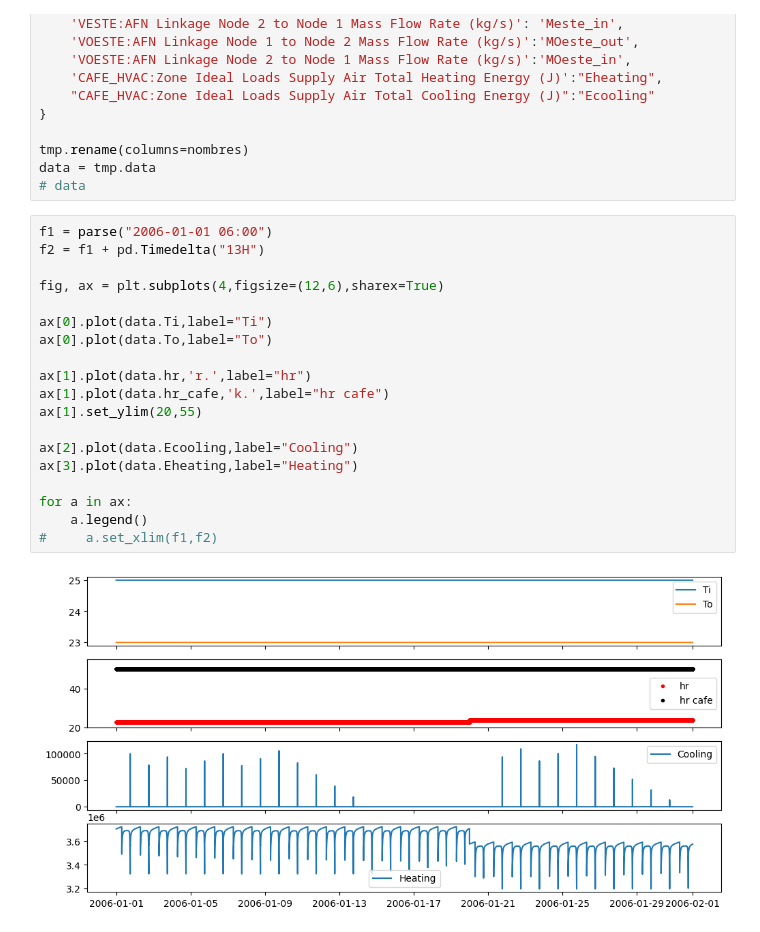
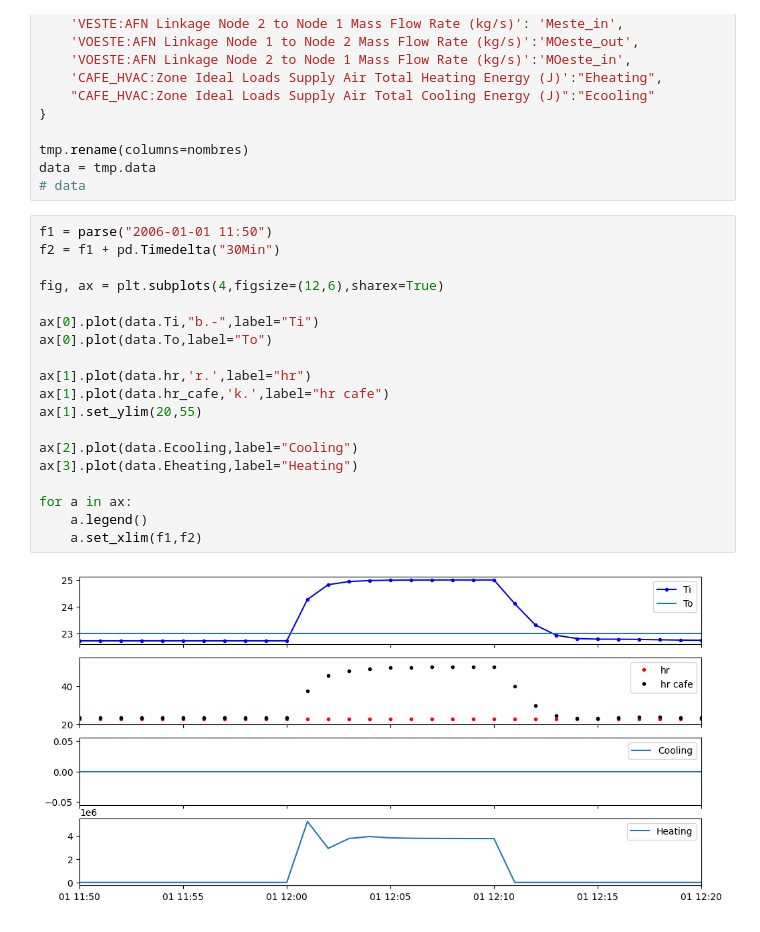
Before and after one commit to AltamarMx/afn_analisis, a Jupyter notebook: notebooks/003_one_zone_evap.ipynb, the cells around one changed output. Saved outputs shown, nothing was run; the diff lists cells and outputs as text.

```diff
--- a/notebooks/003_one_zone_evap.ipynb
+++ b/notebooks/003_one_zone_evap.ipynb
@@ -41,26 +43,26 @@ tmp.rename(columns=nombres)
 data = tmp.data
 # data
 # %%
-f1 = parse("2006-01-01 06:00")
-f2 = f1 + pd.Timedelta("13H")
+f1 = parse("2006-01-01 11:50")
+f2 = f1 + pd.Timedelta("30Min")
 
 fig, ax = plt.subplots(4,figsize=(12,6),sharex=True)
 
-ax[0].plot(data.Ti,label="Ti")
+ax[0].plot(data.Ti,"b.-",label="Ti")
 ax[0].plot(data.To,label="To")
 
 ax[1].plot(data.hr,'r.',label="hr")
 ax[1].plot(data.hr_cafe,'k.',label="hr cafe")
 ax[1].set_ylim(20,55)
 
 ax[2].plot(data.Ecooling,label="Cooling")
 ax[3].plot(data.Eheating,label="Heating")
 
 for a in ax:
     a.legend()
-#     a.set_xlim(f1,f2)
+    a.set_xlim(f1,f2)
 # %% [output]
-[figure, old version]
+[figure, new version]
 # %%
 fig, ax = plt.subplots(4,figsize=(12,8),sharex=True)
 
```
Also changed, not shown: parts of 3 cells of this notebook, 2 other files.
